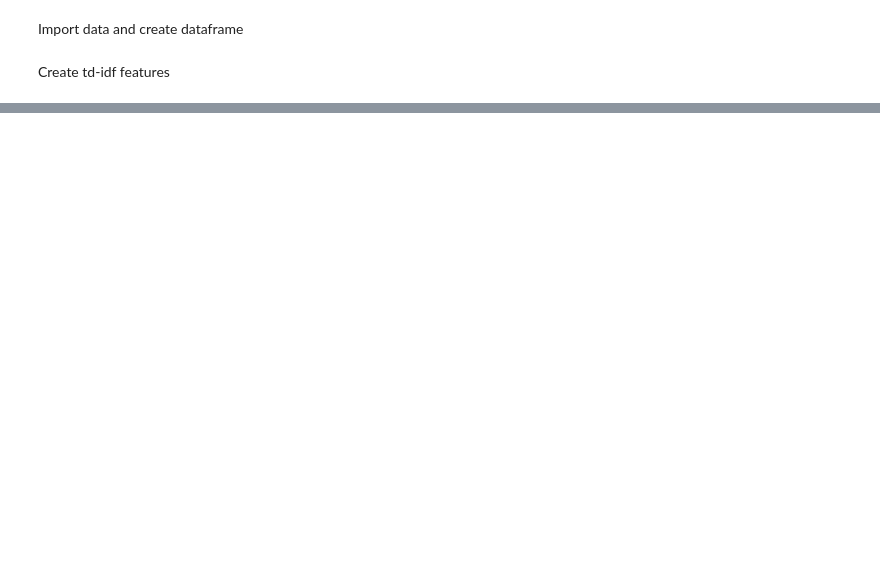
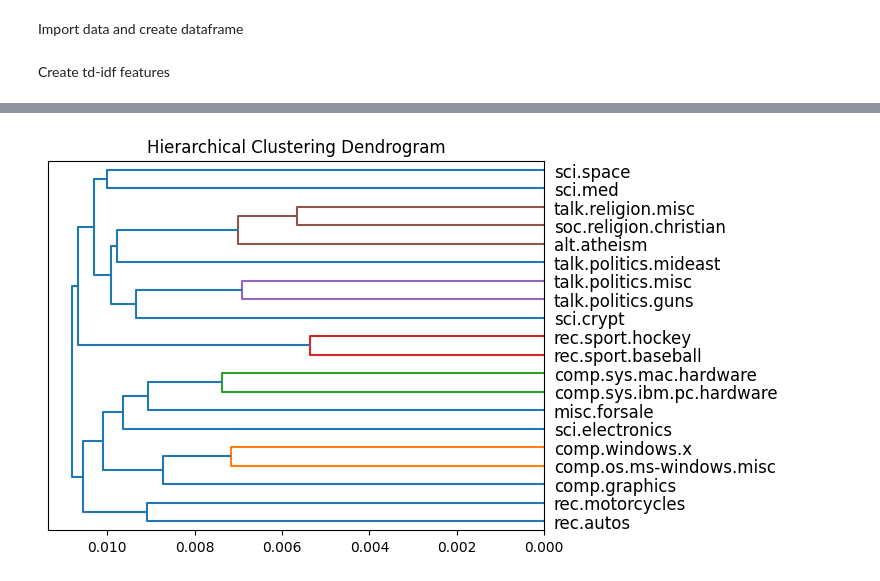
Before and after one commit to anniegray52/relastat, a Jupyter notebook: docs/source/examples/text_analysis.ipynb, the cells around one changed output, grey strips where cells are left out. Cells and saved outputs as stored; diff of their text form; code cells hidden in the pictures; blank space fills up the shorter version.

```diff
--- a/docs/source/examples/text_analysis.ipynb
+++ b/docs/source/examples/text_analysis.ipynb
@@ -31,0 +150,5 @@ NameError: name 'tqdm' is not defined
+# %%
+idxs = [np.where(np.array(df['target']) == t)[0]
+        for t in sorted(df['target'].unique())]
+t_zeta = np.array([np.mean(zeta[idx, :], axis=0) for idx in idxs])
+t_Y = np.array([np.mean(Y[idx, :],axis = 0) for idx in idxs]).reshape(len(sorted(df['target'].unique())),p)
@@ -31,0 +157,4 @@ NameError: name 'tqdm' is not defined
+# %%
+ip_t_clust = AgglomerativeClustering(
+    metric=ip_affinity, linkage='average', distance_threshold=0, n_clusters=None)
+ip_t_clust = ip_t_clust.fit(t_zeta)
@@ -31,0 +163,32 @@ NameError: name 'tqdm' is not defined
+# %%
+from scipy.cluster.hierarchy import dendrogram
+
+
+def plot_dendrogram(model, **kwargs):
+    # Create linkage matrix and then plot the dendrogram
+
+    # create the counts of samples under each node
+    counts = np.zeros(model.children_.shape[0])
+    n_samples = len(model.labels_)
+    for i, merge in enumerate(model.children_):
+        current_count = 0
+        for child_idx in merge:
+            if child_idx < n_samples:
+                current_count += 1  # leaf node
+            else:
+                current_count += counts[child_idx - n_samples]
+        counts[i] = current_count
+
+    linkage_matrix = np.column_stack(
+        [model.children_, model.distances_, counts]
+    ).astype(float)
+
+    # Plot the corresponding dendrogram
+    dendrogram(linkage_matrix, **kwargs)
+# %%
+plt.title("Hierarchical Clustering Dendrogram")
+# plot the top three levels of the dendrogram
+plot_dendrogram(ip_t_clust, orientation = 'left', labels=sorted(df['target_names'].unique()))
+plt.show()
+# %% [output]
+[figure, added]
```
Also changed, not shown: parts of 24 cells of this notebook, 12 other files.
